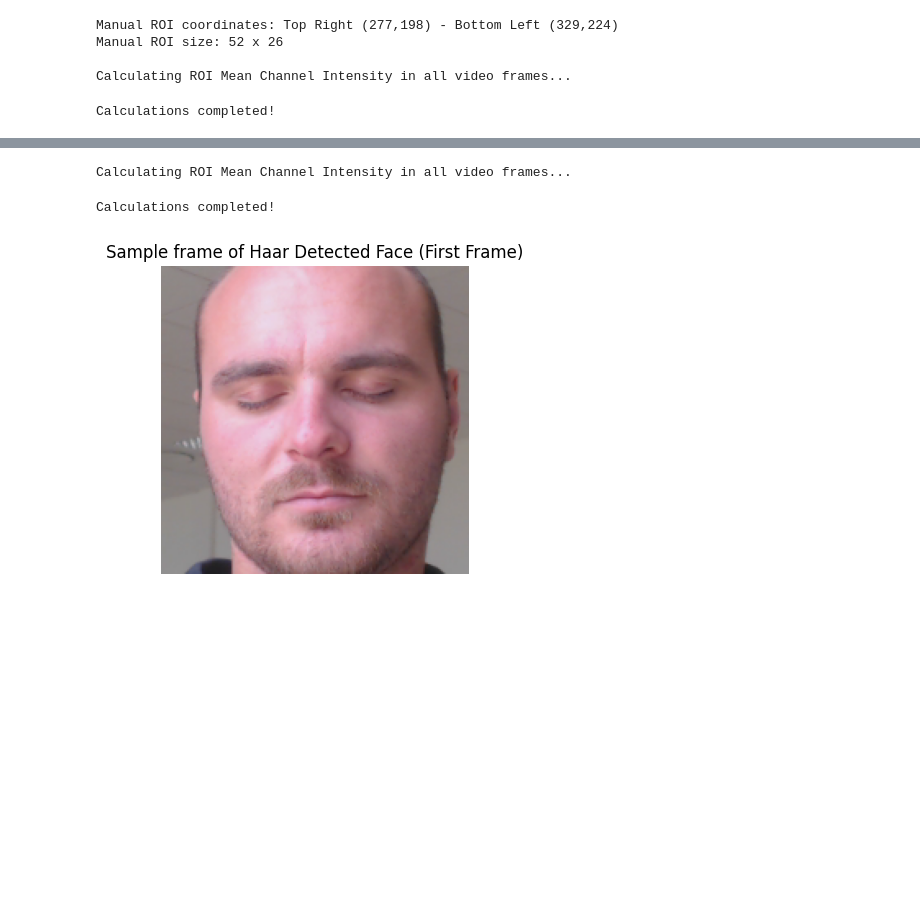
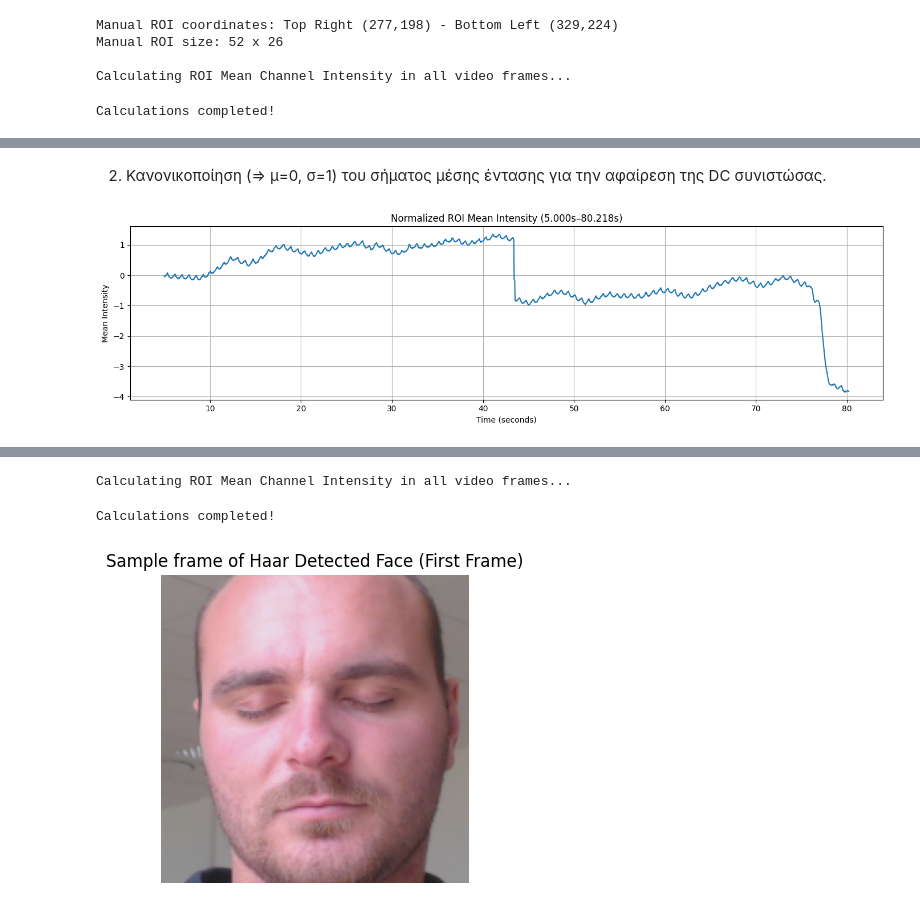
Before and after one commit to iliaxant/HR_Extraction_from_Video, a Jupyter notebook: HR_Extraction_from_Video.ipynb, the cells around one changed output, grey strips where cells are left out. Drawn from its saved outputs; the diff is of its cells as text; code cells hidden in the pictures; blank space fills up the shorter version.

```diff
--- a/HR_Extraction_from_Video.ipynb
+++ b/HR_Extraction_from_Video.ipynb
@@ -354,0 +352,16 @@ plt.show()
+# %% [markdown]
+2) Κανονικοποίηση (=> μ=0, σ=1) του σήματος μέσης έντασης για την αφαίρεση της DC συνιστώσας.
+# %%
+roi_mean_manual_norm = (roi_means_manual - np.mean(roi_means_manual)) / np.std(roi_means_manual)
+
+plt.figure(figsize=(14, 4))
+plt.plot(np.arange(int(start_time * fps), int(start_time * fps) + len(roi_means_manual)) / fps,
+         roi_mean_manual_norm)
+plt.title(f"Normalized ROI Mean Intensity ({start_time:.3f}s–{end_time:.3f}s)")
+plt.xlabel("Time (seconds)")
+plt.ylabel("Mean Intensity")
+plt.grid(True)
+plt.tight_layout()
+plt.show()
+# %% [output]
+[figure, added]
```
Also changed, not shown: parts of 23 cells of this notebook.
